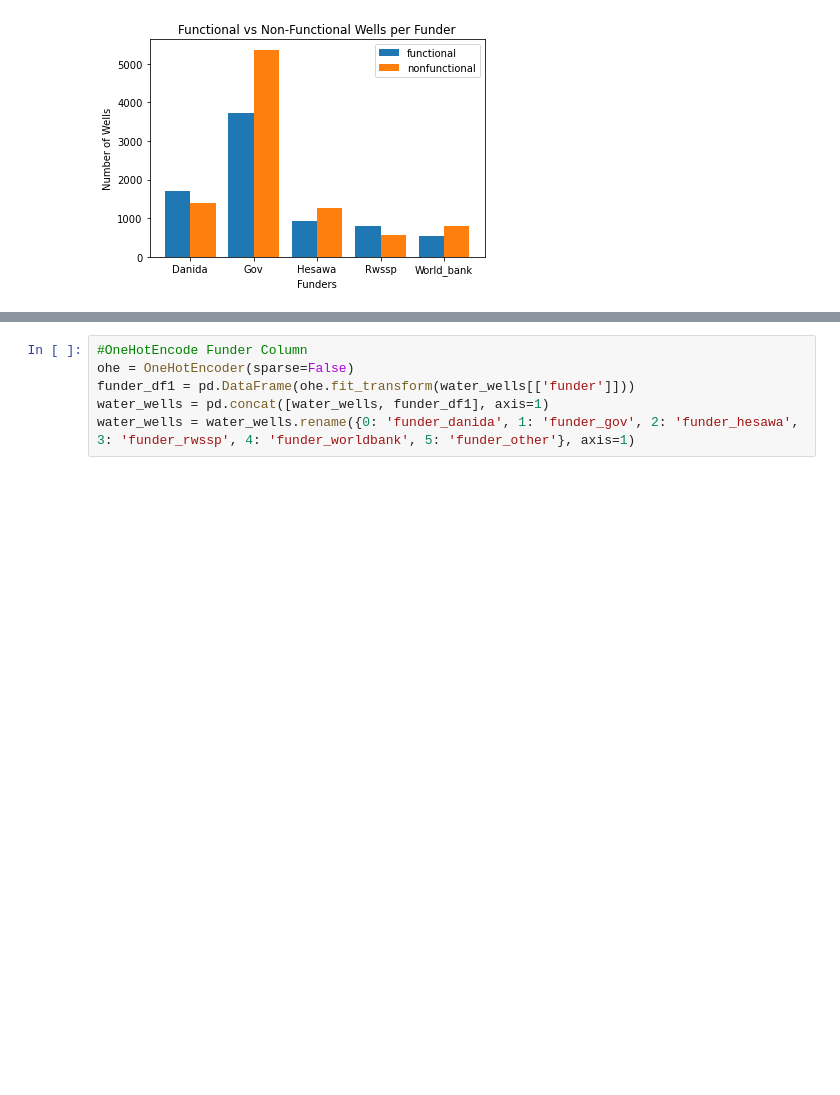
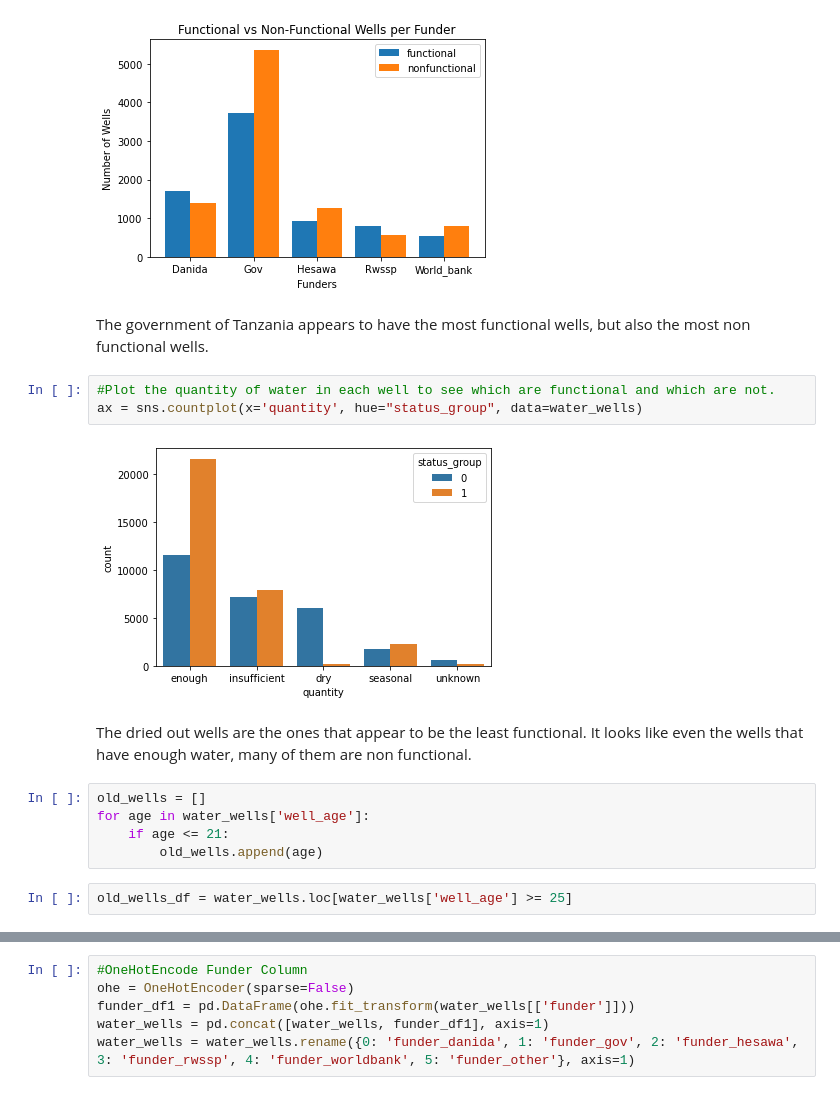
Before and after one commit to djs6478/Well-Project, a Jupyter notebook: Notebooks/Jen/Jen's Notebook.ipynb, the cells around one changed output, grey strips where cells are left out. Saved outputs shown, nothing was run; the diff lists cells and outputs as text; blank space fills up the shorter version.

```diff
--- a/Notebooks/Jen/Jen's Notebook.ipynb
+++ b/Notebooks/Jen/Jen's Notebook.ipynb
@@ -276,3 +252,19 @@ plt.legend()
 plt.show()
 # %% [output]
 [figure]
+# %% [markdown]
+The government of Tanzania appears to have the most functional wells, but also the most non functional wells.
+# %%
+#Plot the quantity of water in each well to see which are functional and which are not.
+ax = sns.countplot(x='quantity', hue="status_group", data=water_wells)
+# %% [output]
+[figure, added]
+# %% [markdown]
+The dried out wells are the ones that appear to be the least functional. It looks like even the wells that have enough water, many of them are non functional.
+# %%
+old_wells = []
+for age in water_wells['well_age']:
+    if age <= 21:
+        old_wells.append(age)
+# %%
+old_wells_df = water_wells.loc[water_wells['well_age'] >= 25]
```
Also changed, not shown: parts of 25 cells of this notebook.
